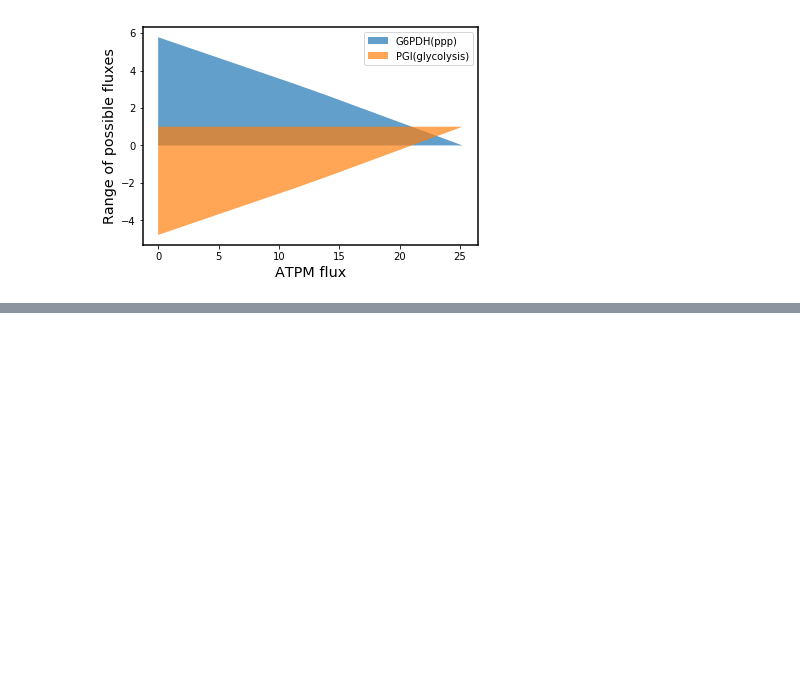
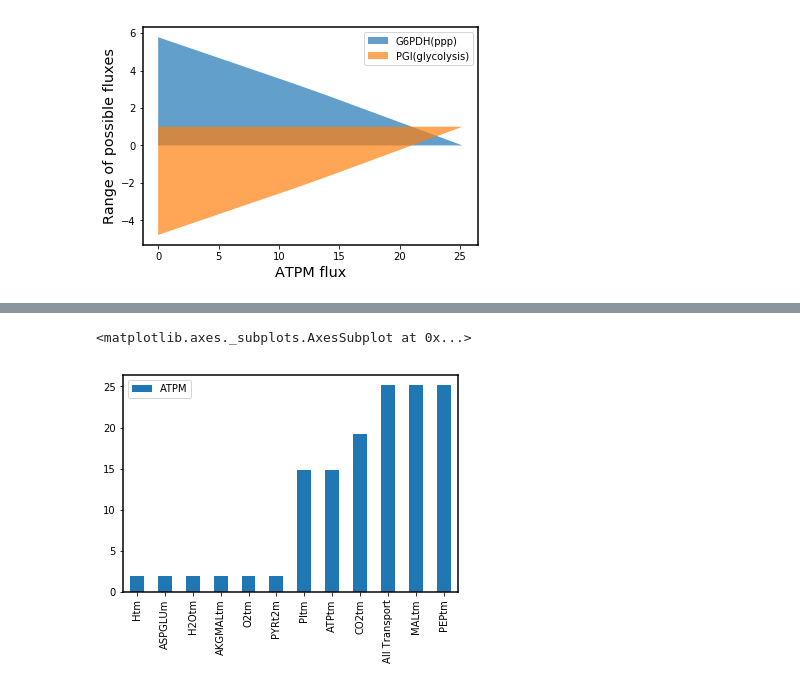
Before and after one commit to coltonlloyd/beng_213, a Jupyter notebook: beng213/completed_exercises/Exercise 2 - Simulating core energy metabolism.ipynb, the cells around one changed output, grey strips where cells are left out. Cells and saved outputs as stored; diff of their text form; code cells hidden in the pictures; blank space fills up the shorter version.

```diff
--- a/beng213/completed_exercises/Exercise 2 - Simulating core energy metabolism.ipynb
+++ b/beng213/completed_exercises/Exercise 2 - Simulating core energy metabolism.ipynb
@@ -186,0 +273,31 @@ Text(0.5,0,'PGI flux')
+# %%
+model = model_cons.copy()
+def mitochondrial_exchange(reaction):
+    cytosolic = False
+    mitochondrial = False
+    for m in reaction.metabolites:
+        if m.id[-2:] == '_c':
+            cytosolic = True
+        if m.id[-2:] == '_m':
+            mitochondrial = True
+    # If reaction contains both mitochondrial and
+    # cytosolic metabolite, return True
+    if cytosolic and mitochondrial:
+        return True
+    else:
+        return False
+
+out = pd.DataFrame()
+flux = model.optimize().objective_value
+out.loc['All Transport', 'ATPM'] = flux
+for r in model.reactions:
+    with model:
+        if mitochondrial_exchange(r):
+            r.knock_out()
+            flux = model.optimize().objective_value
+            out.loc[r.id, 'ATPM'] = flux
+# %%
+out.sort_values("ATPM").plot(kind='bar')
+# %% [output]
+<matplotlib.axes._subplots.AxesSubplot at 0x...>
+[figure, added]
```
Also changed, not shown: parts of 18 cells of this notebook, 3 other files.
